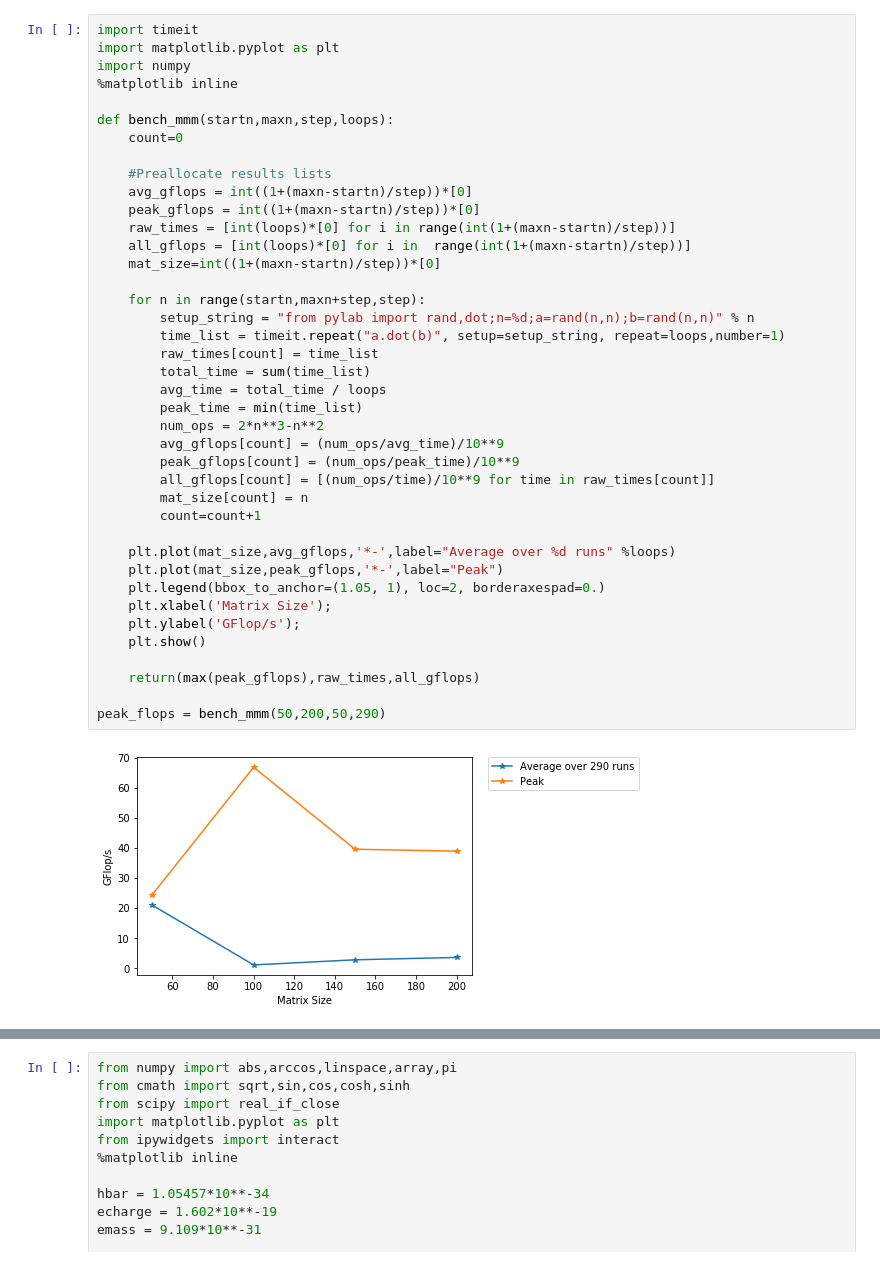
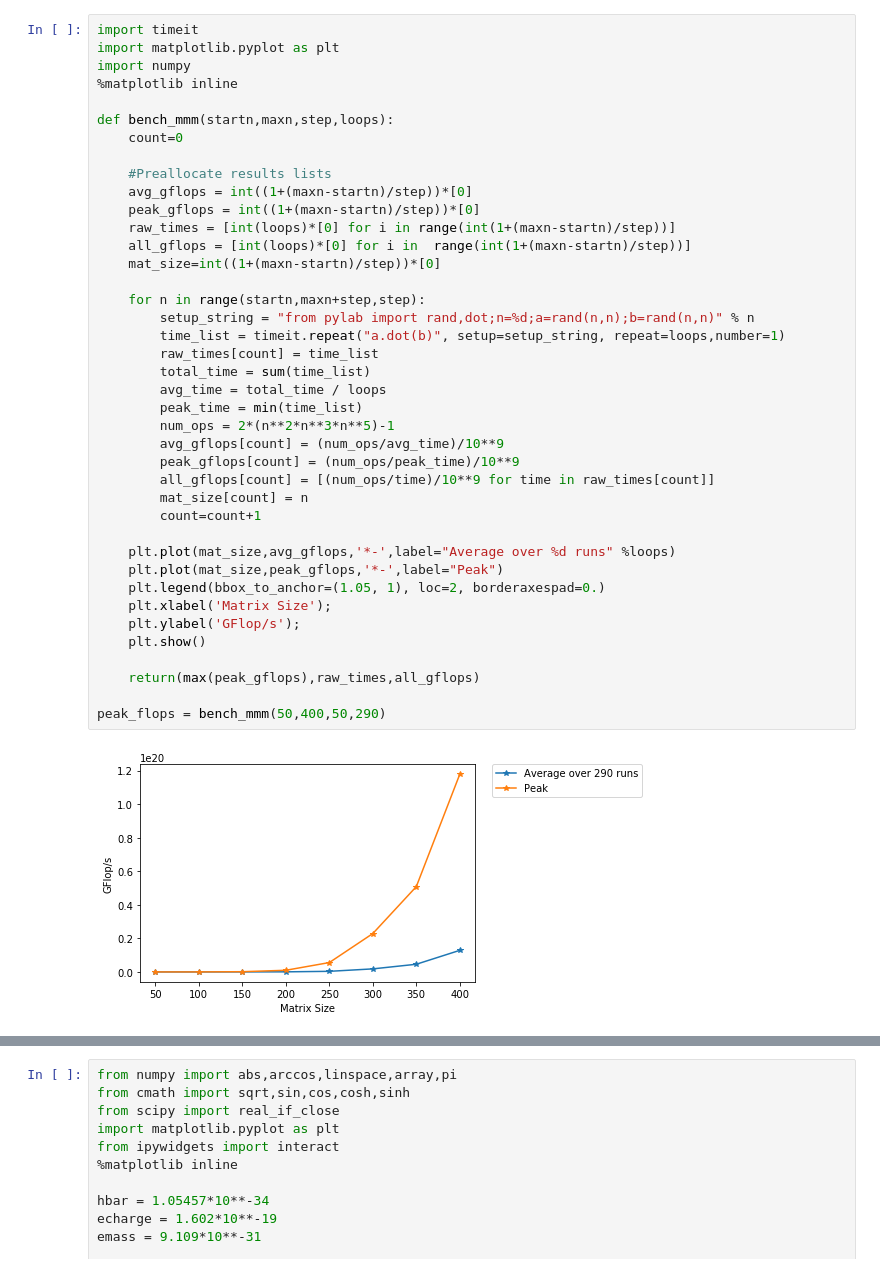
Before and after one commit to LaGuer/gflop-benchmark, a Jupyter notebook: gflop-benchmark.ipynb, the cells around one changed output, grey strips where cells are left out. Saved outputs shown, nothing was run; the diff lists cells and outputs as text.

```diff
--- a/gflop-benchmark.ipynb
+++ b/gflop-benchmark.ipynb
@@ -10,36 +48,36 @@ def bench_mmm(startn,maxn,step,loops):
     #Preallocate results lists
     avg_gflops = int((1+(maxn-startn)/step))*[0]
     peak_gflops = int((1+(maxn-startn)/step))*[0]
     raw_times = [int(loops)*[0] for i in range(int(1+(maxn-startn)/step))]
     all_gflops = [int(loops)*[0] for i in  range(int(1+(maxn-startn)/step))]
     mat_size=int((1+(maxn-startn)/step))*[0]
 
     for n in range(startn,maxn+step,step):
         setup_string = "from pylab import rand,dot;n=%d;a=rand(n,n);b=rand(n,n)" % n
         time_list = timeit.repeat("a.dot(b)", setup=setup_string, repeat=loops,number=1)
         raw_times[count] = time_list
         total_time = sum(time_list)
         avg_time = total_time / loops
         peak_time = min(time_list)
-        num_ops = 2*n**3-n**2
+        num_ops = 2*(n**2*n**3*n**5)-1
         avg_gflops[count] = (num_ops/avg_time)/10**9
         peak_gflops[count] = (num_ops/peak_time)/10**9
         all_gflops[count] = [(num_ops/time)/10**9 for time in raw_times[count]]
         mat_size[count] = n
         count=count+1
 
     plt.plot(mat_size,avg_gflops,'*-',label="Average over %d runs" %loops)
     plt.plot(mat_size,peak_gflops,'*-',label="Peak")
     plt.legend(bbox_to_anchor=(1.05, 1), loc=2, borderaxespad=0.)
     plt.xlabel('Matrix Size');
     plt.ylabel('GFlop/s');
     plt.show()
 
     return(max(peak_gflops),raw_times,all_gflops)
 
-peak_flops = bench_mmm(50,200,50,290)
+peak_flops = bench_mmm(50,400,50,290)
 # %% [output]
-[figure, old version]
+[figure, new version]
 # %%
 #CPU and host info. Most of this cell only works on Linux
 import multiprocessing
```
Also changed, not shown: parts of 19 cells of this notebook.
